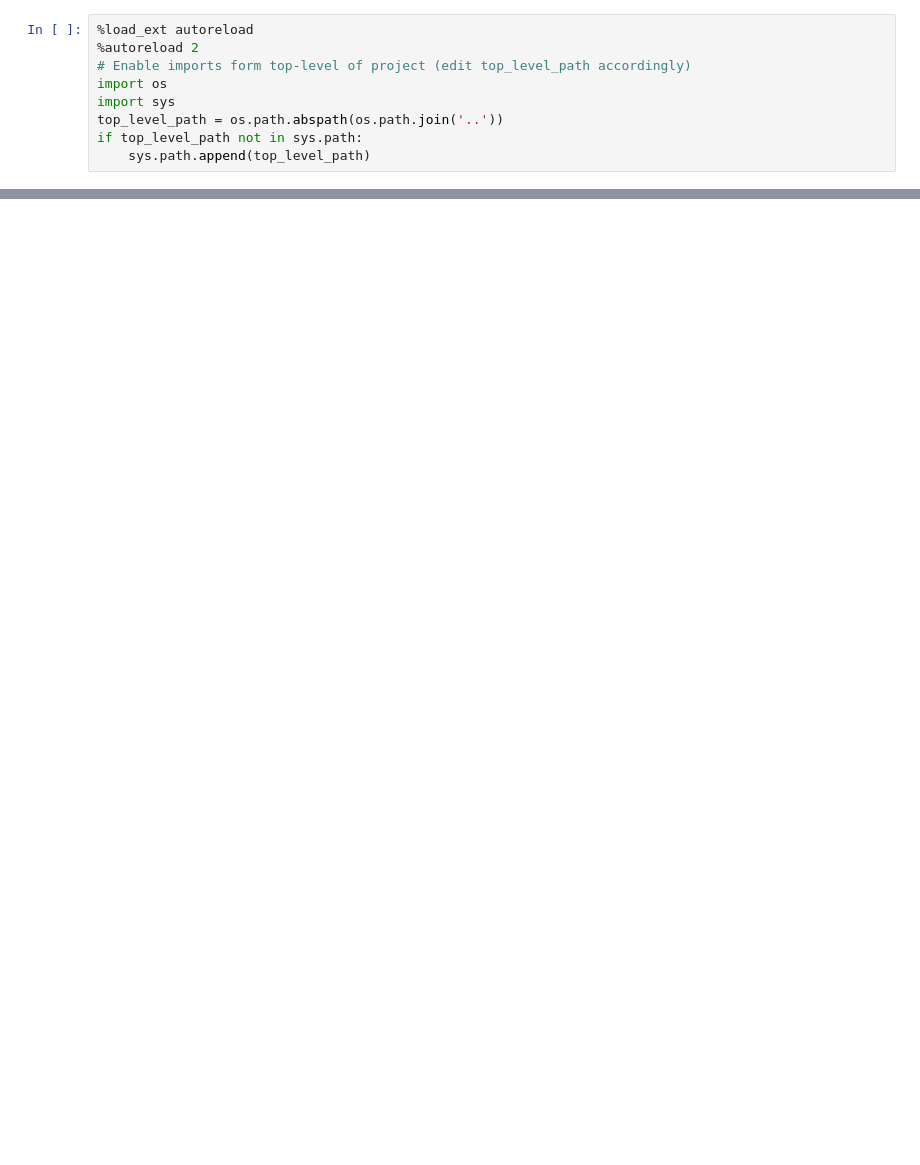
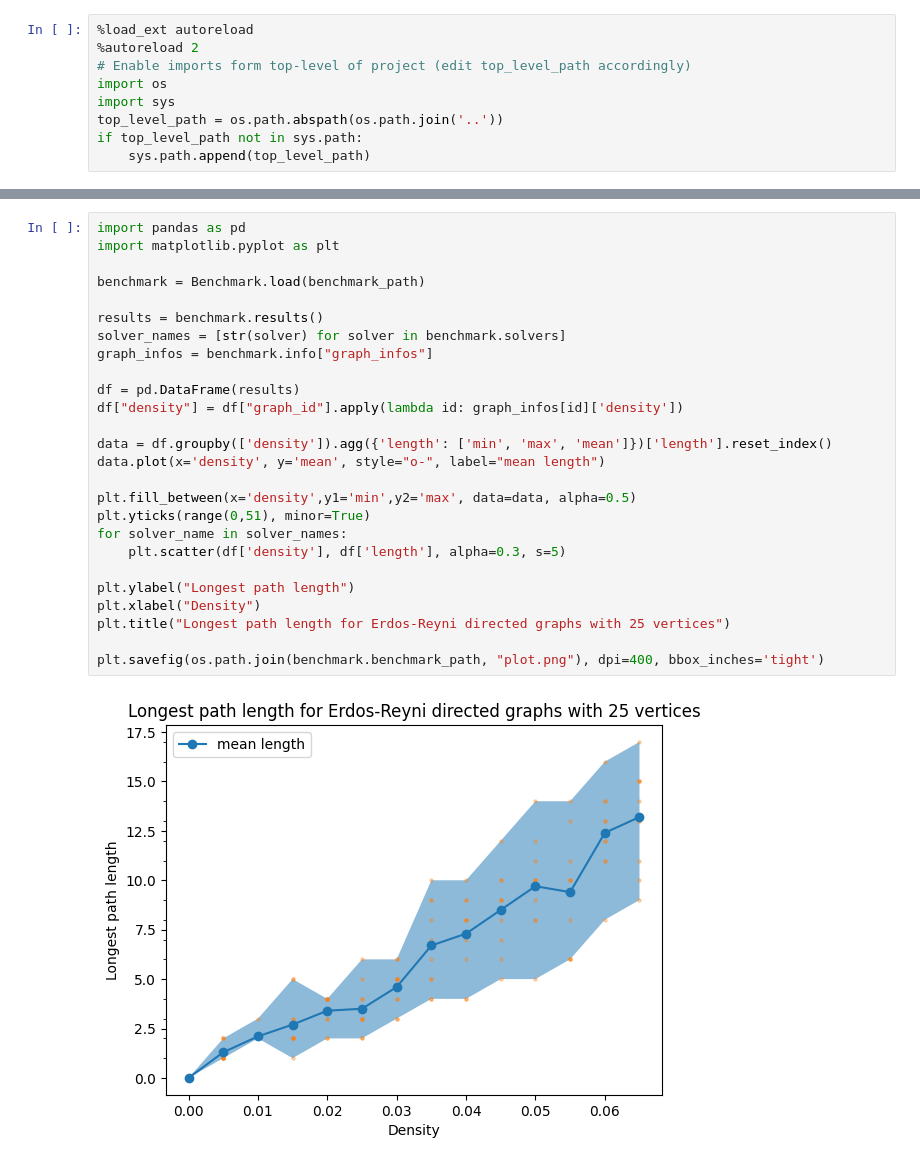
Before and after one commit to blinkybool/LongestPath, a Jupyter notebook: notebooks/average_length.ipynb, the cells around one changed output, grey strips where cells are left out. Cells and saved outputs as stored; diff of their text form; blank space fills up the shorter version.

```diff
--- a/notebooks/average_length.ipynb
+++ b/notebooks/average_length.ipynb
@@ -82,0 +75,28 @@ plt.savefig(os.path.join(benchmark.benchmark_path, "plot.png"), dpi=400, bbox_in
+# %%
+import pandas as pd
+import matplotlib.pyplot as plt
+
+benchmark = Benchmark.load(benchmark_path)
+
+results = benchmark.results()
+solver_names = [str(solver) for solver in benchmark.solvers]
+graph_infos = benchmark.info["graph_infos"]
+
+df = pd.DataFrame(results)
+df["density"] = df["graph_id"].apply(lambda id: graph_infos[id]['density'])
+
+data = df.groupby(['density']).agg({'length': ['min', 'max', 'mean']})['length'].reset_index()
+data.plot(x='density', y='mean', style="o-", label="mean length")
+
+plt.fill_between(x='density',y1='min',y2='max', data=data, alpha=0.5)
+plt.yticks(range(0,51), minor=True)
+for solver_name in solver_names:
+    plt.scatter(df['density'], df['length'], alpha=0.3, s=5)
+
+plt.ylabel("Longest path length")
+plt.xlabel("Density")
+plt.title("Longest path length for Erdos-Reyni directed graphs with 25 vertices")
+
+plt.savefig(os.path.join(benchmark.benchmark_path, "plot.png"), dpi=400, bbox_inches='tight')
+# %% [output]
+[figure, added]
```
Also changed, not shown: parts of 4 cells of this notebook, 2 other files.
